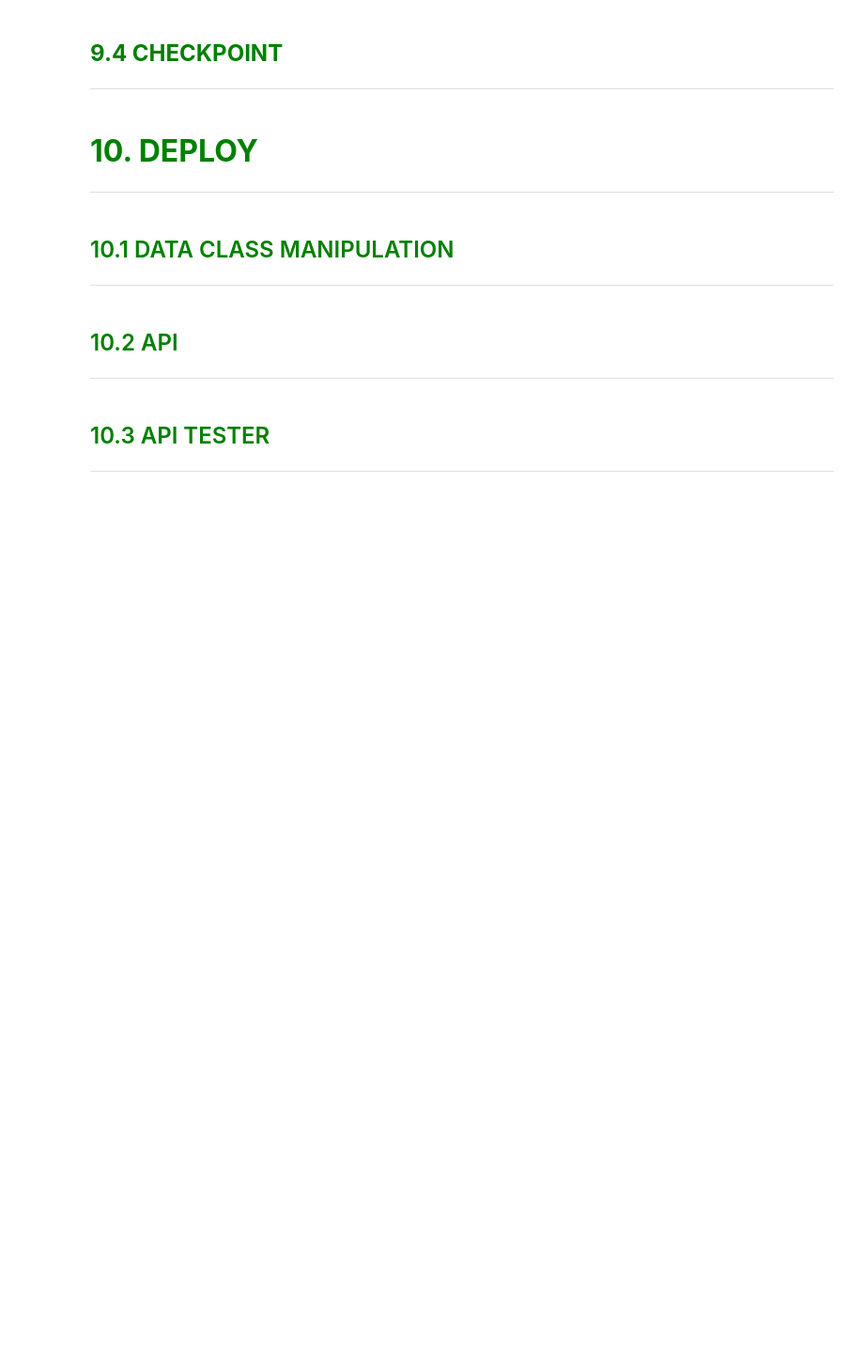
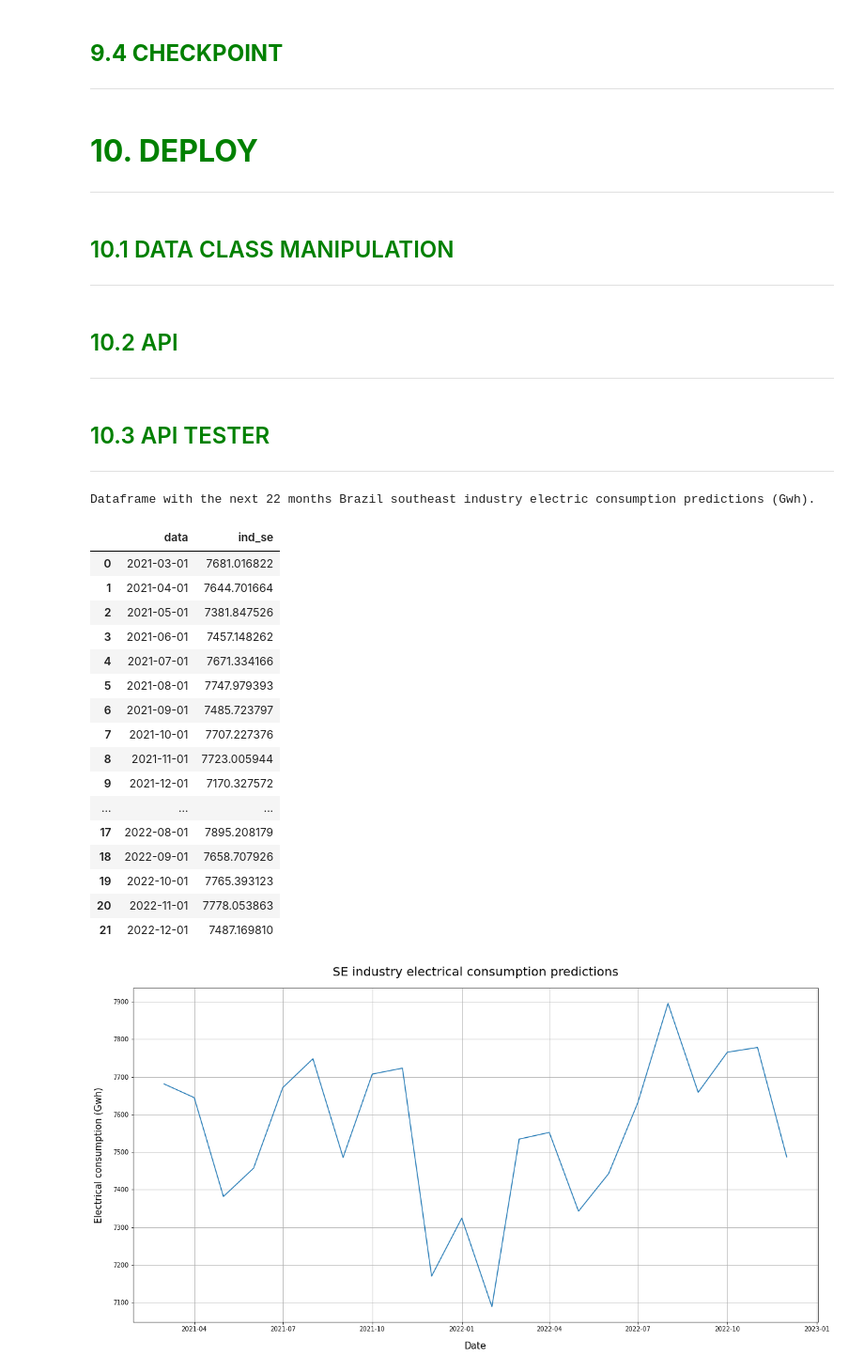
Before and after one commit to pedrofratucci/4Intelligence_Test_Case, a Jupyter notebook: notebooks/4Intelligence_case_PH.ipynb, the cells around one changed output. Shown at 94% size. Saved outputs shown, nothing was run; the diff lists cells and outputs as text; code cells hidden in the pictures; blank space fills up the shorter version.

```diff
--- a/notebooks/4Intelligence_case_PH.ipynb
+++ b/notebooks/4Intelligence_case_PH.ipynb
@@ -2396,7 +2397,7 @@ if __name__ == '__main__':
 def get_predictions(dataframe):
 
     # setting url to post the data
-    url = 'https://4intelligence-ph.herokuapp.com/predict'
+    url = 'http://192.168.0.5:5000/predict'
 
     # setting the content type
     header = {'Content-type': 'application/json'}
@@ -2406,33 +2407,53 @@ def get_predictions(dataframe):
 
     # changing the 'data' column type to string in the 'df_api', so we can send via API request
     df_api['data'] = df_api['data'].astype('str')
 
     # setting data as a json format of the 'df_api' dataframe
-    data = json.dumps(df_api.to_dict(orient = 'records'))
+    data = df_api.to_dict(orient = 'records')
 
     # sending a request to API
-    r = requests.post(url, data= data, headers= header)
+    r = requests.post(url= url, json= data)
 
     # collecting the API response and transforming it into a 'df' dataframe
     df = pd.DataFrame(r.json(), columns = r.json()[0].keys())
 
     # changing the 'data' column type to datetime64 again in the 'df' dataframe
     df['data'] = df['data'].astype('datetime64[ns]')
 
     # printing the 'df' dataframe informations
-    print('Dataframe with the next 22 months Brazil southeast industry electrical consumption predictions (Gwh).')
+    print('Dataframe with the next 22 months Brazil southeast industry electric consumption predictions (Gwh).')
 
     # creating a figure
     fig, ax = plt.subplots(1, 1, figsize=(20,10))
 
     # setting ax graph, title, labels, ticks and sizes
     sns.lineplot(ax= ax, x= df['data'], y= df['ind_se'])
     ax.set_title("SE industry electrical consumption predictions", size= 20, pad= 20)
     ax.set_ylabel("Electrical consumption (Gwh)", size= 15, labelpad= 15)
     ax.set_xlabel("Date", size= 15, labelpad= 15)
     ax.grid()
 
     return df
 
 # applying the 'df_test_raw' dataframe (the one with the next 22 months projections) into the 'get_predictions' function
 get_predictions(df_real_predictions_raw)
+# %% [output]
+Dataframe with the next 22 months Brazil southeast industry electric consumption predictions (Gwh).
+|  | data | ind_se |
+| 0 | 2021-03-01 | 7681.016822 |
+| 1 | 2021-04-01 | 7644.701664 |
+| 2 | 2021-05-01 | 7381.847526 |
+| 3 | 2021-06-01 | 7457.148262 |
+| 4 | 2021-07-01 | 7671.334166 |
+| 5 | 2021-08-01 | 7747.979393 |
+| 6 | 2021-09-01 | 7485.723797 |
+| 7 | 2021-10-01 | 7707.227376 |
+| 8 | 2021-11-01 | 7723.005944 |
+| 9 | 2021-12-01 | 7170.327572 |
+| ... | ... | ... |
+| 17 | 2022-08-01 | 7895.208179 |
+| 18 | 2022-09-01 | 7658.707926 |
+| 19 | 2022-10-01 | 7765.393123 |
+| 20 | 2022-11-01 | 7778.053863 |
+| 21 | 2022-12-01 | 7487.169810 |
+[figure, added]
```
Also changed, not shown: parts of 1 cell of this notebook, 1 other file.
